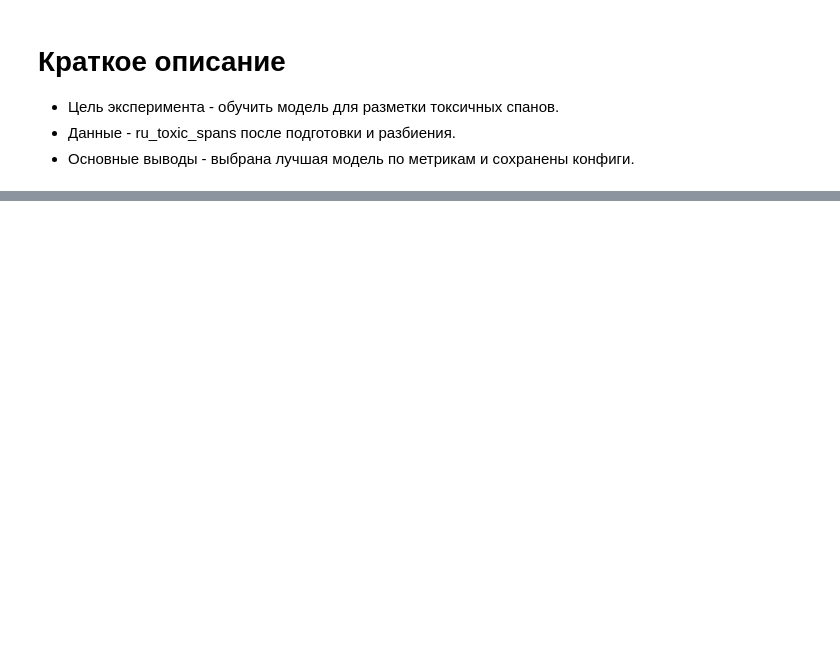
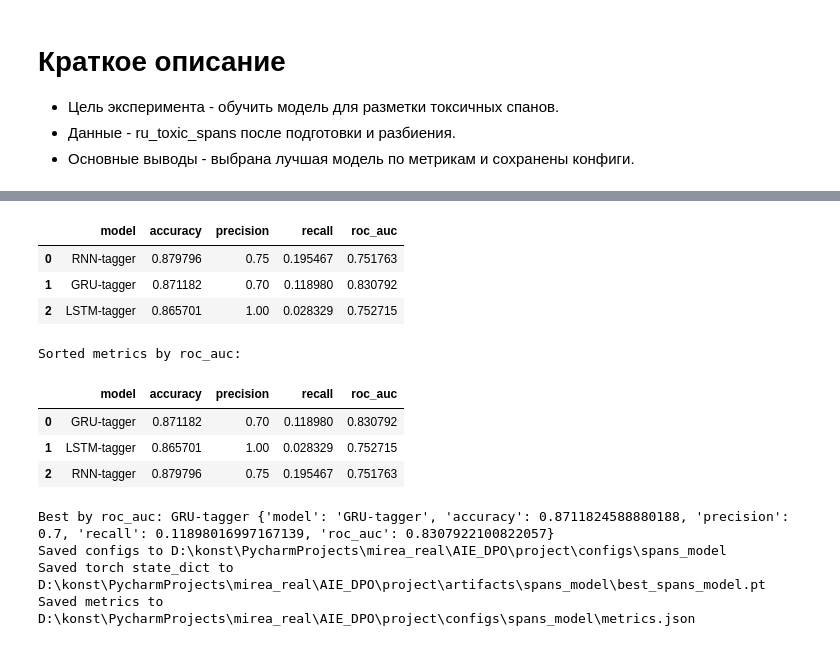
Before and after one commit to Larembra/AIE_DPO, a Jupyter notebook: project/notebooks/model_testing/toxic_spans_model.ipynb, the cells around one changed output, grey strips where cells are left out. Cells and saved outputs as stored; diff of their text form; code cells hidden in the pictures; blank space fills up the shorter version.

```diff
--- a/project/notebooks/model_testing/toxic_spans_model.ipynb
+++ b/project/notebooks/model_testing/toxic_spans_model.ipynb
@@ -282,26 +257,33 @@ def labels_to_padded(labels_list, max_len):
         arr.append(labs)
     return np.array(arr, dtype=np.float32)
 
-# Prepare dataset (train/val split already exists earlier for trie). We'll reuse train_df and val_df if present.
-if 'train_df' not in globals() or 'val_df' not in globals():
+
+if 'train_df' not in globals() or 'val_df' not in globals() or 'test_df' not in globals():
     df = df.copy()
     df['has_toxic'] = df['labels'].apply(lambda lbl: int(any(lbl)))
-    train_df, val_df = train_test_split(df, test_size=0.2, random_state=42, stratify=df['has_toxic'])
+    train_df, temp_df = train_test_split(df, test_size=0.40, random_state=42, stratify=df['has_toxic'])
+    temp_df = temp_df.copy()
+    temp_df['has_toxic'] = temp_df['labels'].apply(lambda lbl: int(any(lbl)))
+    val_df, test_df = train_test_split(temp_df, test_size=0.5, random_state=42, stratify=temp_df['has_toxic'])
 
 max_len = 100
 word2idx = build_vocab_from_tokens(train_df['tokens'].tolist(), min_freq=1)
 
 X_train_seq, X_train_mask = tokens_to_padded_indices(train_df['tokens'].tolist(), word2idx, max_len)
 X_val_seq, X_val_mask = tokens_to_padded_indices(val_df['tokens'].tolist(), word2idx, max_len)
+X_test_seq, X_test_mask = tokens_to_padded_indices(test_df['tokens'].tolist(), word2idx, max_len)
 y_train = labels_to_padded(train_df['labels'].tolist(), max_len)
 y_val = labels_to_padded(val_df['labels'].tolist(), max_len)
+y_test = labels_to_padded(test_df['labels'].tolist(), max_len)
 
 train_dataset = TensorDataset(torch.LongTensor(X_train_seq), torch.FloatTensor(y_train), torch.FloatTensor(X_train_mask))
 val_dataset = TensorDataset(torch.LongTensor(X_val_seq), torch.FloatTensor(y_val), torch.FloatTensor(X_val_mask))
+test_dataset = TensorDataset(torch.LongTensor(X_test_seq), torch.FloatTensor(y_test), torch.FloatTensor(X_test_mask))
 
 batch_size = 32
 train_loader = DataLoader(train_dataset, batch_size=batch_size, shuffle=True)
 val_loader = DataLoader(val_dataset, batch_size=batch_size, shuffle=False)
+test_loader = DataLoader(test_dataset, batch_size=batch_size, shuffle=False)
 
 def train_and_evaluate(model, name, epochs=5, lr=1e-3):
     model = model.to(device)
@@ -369,13 +351,13 @@ if 'metrics_df' in globals():
 else:
     metrics_df = metrics_df_trie
 
-print(metrics_df)
+display(metrics_df)
 
 # Выбор лучшей модели по roc_auc и сохранение конфигов + весов
 metrics_df['roc_auc'] = pd.to_numeric(metrics_df.get('roc_auc'), errors='coerce')
 metrics_sorted = metrics_df.sort_values(by='roc_auc', ascending=False, na_position='last').reset_index(drop=True)
 print('\nSorted metrics by roc_auc:')
-print(metrics_sorted)
+display(metrics_sorted)
 
 best_row = metrics_sorted.iloc[0]
 best_name = best_row['model']
@@ -467,3 +449,4 @@ try:
     print('Saved metrics to', config_dir / 'metrics.json')
 except Exception as e:
     print('Error while saving configs or model:', e)
+# %% [output]
@@ -469,0 +468,13 @@ except Exception as e:
+|  | model | accuracy | precision | recall | roc_auc |
+| 0 | RNN-tagger | 0.879796 | 0.75 | 0.195467 | 0.751763 |
+| 1 | GRU-tagger | 0.871182 | 0.70 | 0.118980 | 0.830792 |
+| 2 | LSTM-tagger | 0.865701 | 1.00 | 0.028329 | 0.752715 |
+Sorted metrics by roc_auc:
+|  | model | accuracy | precision | recall | roc_auc |
+| 0 | GRU-tagger | 0.871182 | 0.70 | 0.118980 | 0.830792 |
+| 1 | LSTM-tagger | 0.865701 | 1.00 | 0.028329 | 0.752715 |
+| 2 | RNN-tagger | 0.879796 | 0.75 | 0.195467 | 0.751763 |
+Best by roc_auc: GRU-tagger {'model': 'GRU-tagger', 'accuracy': 0.8711824588880188, 'precision': 0.7, 'recall': 0.11898016997167139, 'roc_auc': 0.8307922100822057}
+Saved configs to D:\konst\PycharmProjects\mirea_real\AIE_DPO\project\configs\spans_model
+Saved torch state_dict to D:\konst\PycharmProjects\mirea_real\AIE_DPO\project\artifacts\spans_model\best_spans_model.pt
+Saved metrics to D:\konst\PycharmProjects\mirea_real\AIE_DPO\project\configs\spans_model\metrics.json
```
Also changed, not shown: parts of 7 cells of this notebook, 16 other files.
